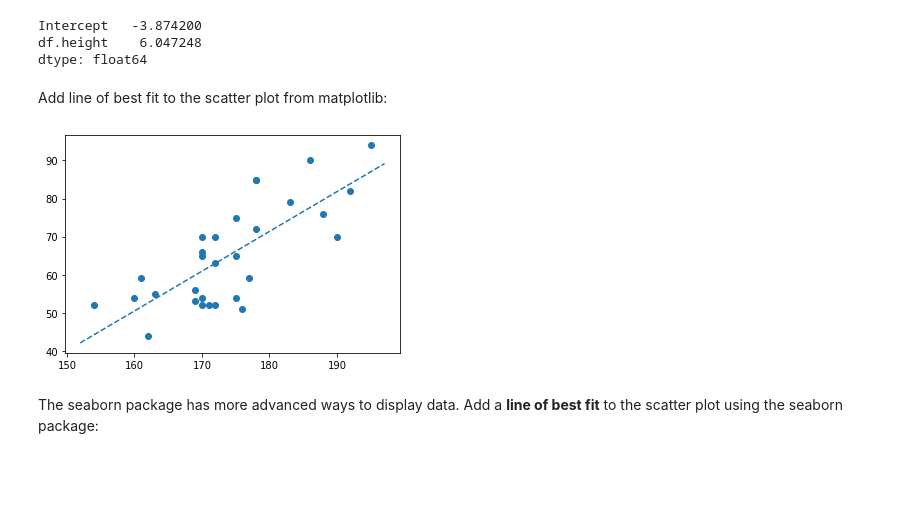
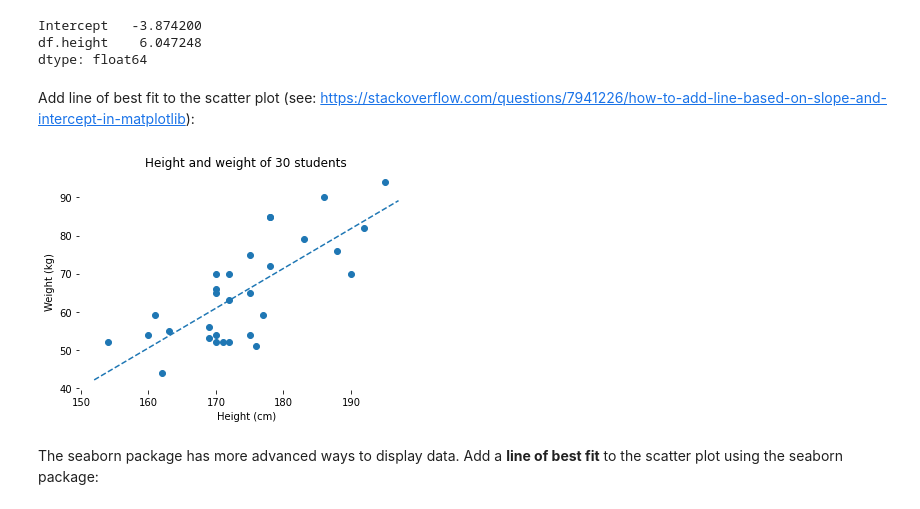
Before and after one commit to luc-hens/luc-hens.github.io, a Jupyter notebook: Statistics-I-using-Python.ipynb, the cells around one changed output. Drawn from its saved outputs; the diff is of its cells as text; code cells hidden in the pictures; blank space fills up the shorter version.

```diff
--- a/Statistics-I-using-Python.ipynb
+++ b/Statistics-I-using-Python.ipynb
@@ -615,21 +633,31 @@ Intercept   -3.874200
 df.height    6.047248
 dtype: float64
 # %% [markdown]
-Add line of best fit to the scatter plot from matplotlib:
+Add line of best fit to the scatter plot (see: https://stackoverflow.com/questions/7941226/how-to-add-line-based-on-slope-and-intercept-in-matplotlib):
 # %%
 import matplotlib.pyplot as plt
 import numpy as np
-# From: https://stackoverflow.com/questions/7941226/how-to-add-line-based-on-slope-and-intercept-in-matplotlib
+import statsmodels.api as sms
+import statsmodels.formula.api as smf
+
+# Fit regression model:
+results = smf.ols('df.weight ~ df.height', data=df).fit()
+
 def abline(slope, intercept):
     """Plot a line from slope and intercept"""
     axes = plt.gca()
     x_vals = np.array(axes.get_xlim())
     y_vals = intercept + slope * x_vals
     plt.plot(x_vals, y_vals, '--')
+
+plt.box(False)             # get rid of the box
+plt.title("Height and weight of 30 students") # add title
+plt.xlabel("Height (cm)")  # add label to x-axis
+plt.ylabel("Weight (kg)")  # add label to y-axis
 plt.scatter(df.height,df.weight)
-abline(results.params[1],results.params[0])
+abline(results.params[1],results.params[0])     # add line y=a*x+b  (a = slope, b = intercept)
 # %% [output]
-[figure, old version]
+[figure, new version]
 # %% [markdown]
 The seaborn package has more advanced ways to display data. Add a **line of best fit** to the scatter plot using the seaborn package:
 # %%
```
Also changed, not shown: parts of 96 cells of this notebook.
